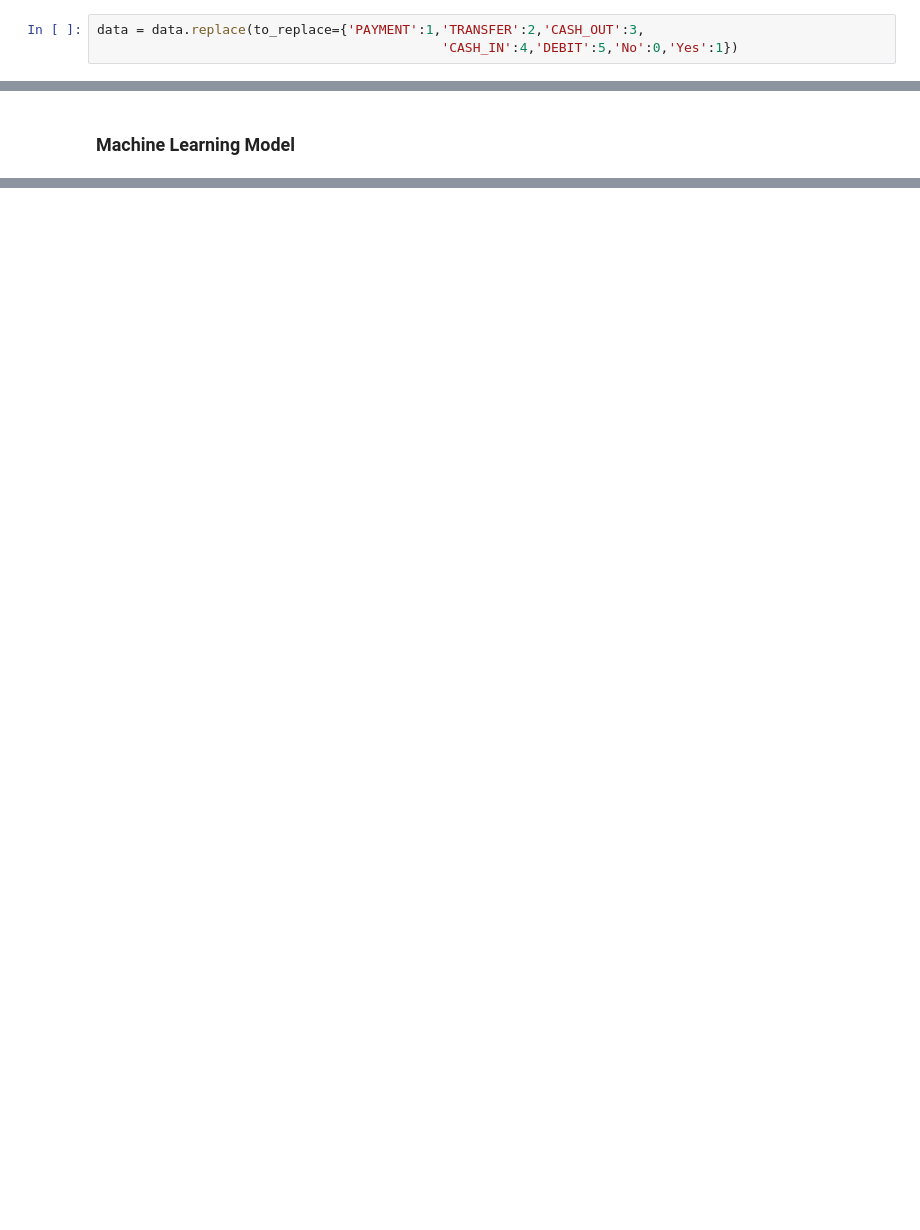
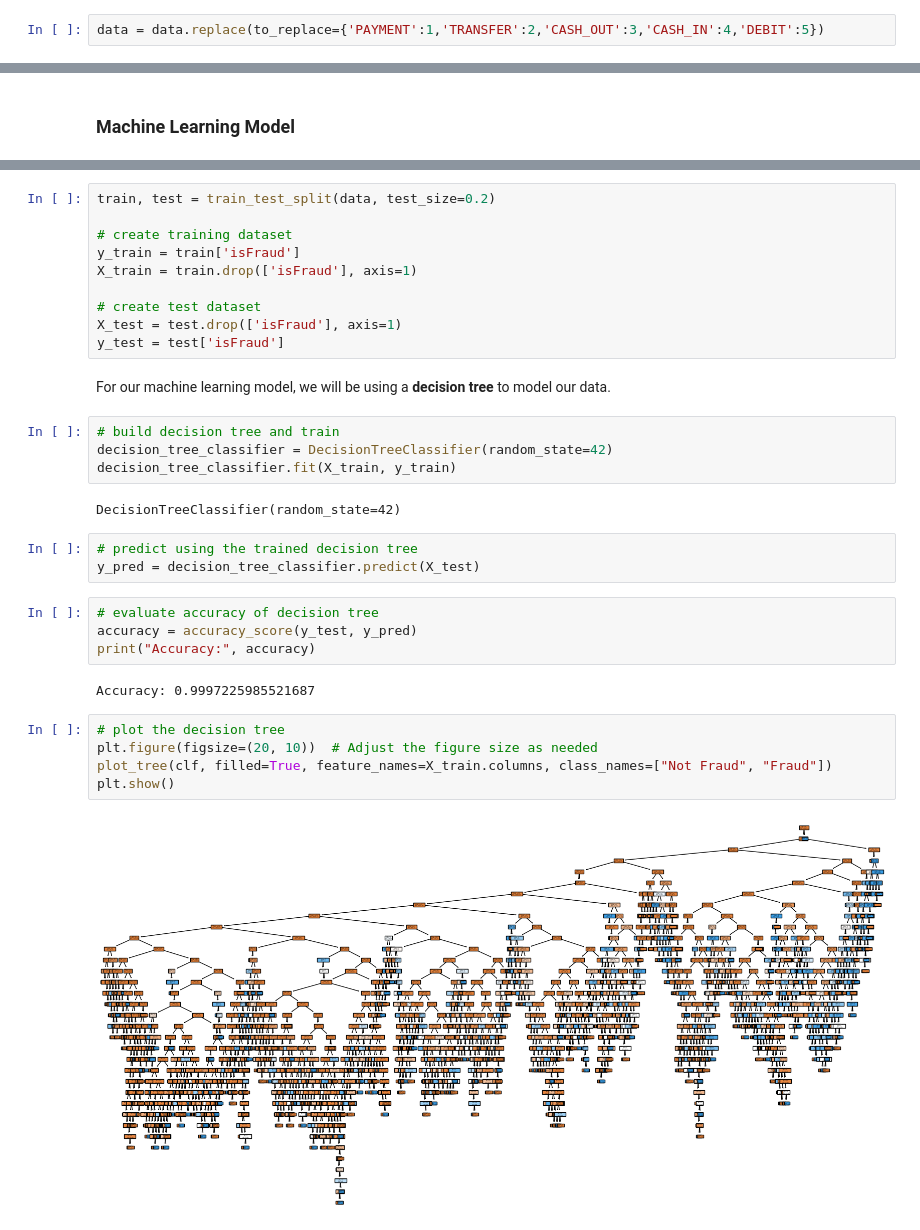
Before and after one commit to sharabeshj/cse_572_group_30_fraud_detection, a Jupyter notebook: fraud-detection-system.ipynb, the cells around one changed output, grey strips where cells are left out. Saved outputs shown, nothing was run; the diff lists cells and outputs as text; blank space fills up the shorter version.

```diff
--- a/fraud-detection-system.ipynb
+++ b/fraud-detection-system.ipynb
@@ -226,3 +252,2 @@ The plot above clearly shows the need for a system which can be fast and reliabl
 # %%
-data = data.replace(to_replace={'PAYMENT':1,'TRANSFER':2,'CASH_OUT':3,
-                                            'CASH_IN':4,'DEBIT':5,'No':0,'Yes':1})
+data = data.replace(to_replace={'PAYMENT':1,'TRANSFER':2,'CASH_OUT':3,'CASH_IN':4,'DEBIT':5})
@@ -244,0 +273,34 @@ y = data[['isFraud']]
+# %%
+train, test = train_test_split(data, test_size=0.2)
+
+# create training dataset
+y_train = train['isFraud']
+X_train = train.drop(['isFraud'], axis=1)
+
+# create test dataset
+X_test = test.drop(['isFraud'], axis=1)
+y_test = test['isFraud']
+# %% [markdown]
+For our machine learning model, we will be using a **decision tree** to model our data.
+# %%
+# build decision tree and train
+decision_tree_classifier = DecisionTreeClassifier(random_state=42)
+decision_tree_classifier.fit(X_train, y_train)
+# %% [output]
+DecisionTreeClassifier(random_state=42)
+# %%
+# predict using the trained decision tree
+y_pred = decision_tree_classifier.predict(X_test)
+# %%
+# evaluate accuracy of decision tree
+accuracy = accuracy_score(y_test, y_pred)
+print("Accuracy:", accuracy)
+# %% [output]
+Accuracy: 0.9997225985521687
+# %%
+# plot the decision tree
+plt.figure(figsize=(20, 10))  # Adjust the figure size as needed
+plot_tree(clf, filled=True, feature_names=X_train.columns, class_names=["Not Fraud", "Fraud"])
+plt.show()
+# %% [output]
+[figure, added]
```
Also changed, not shown: parts of 18 cells of this notebook.
